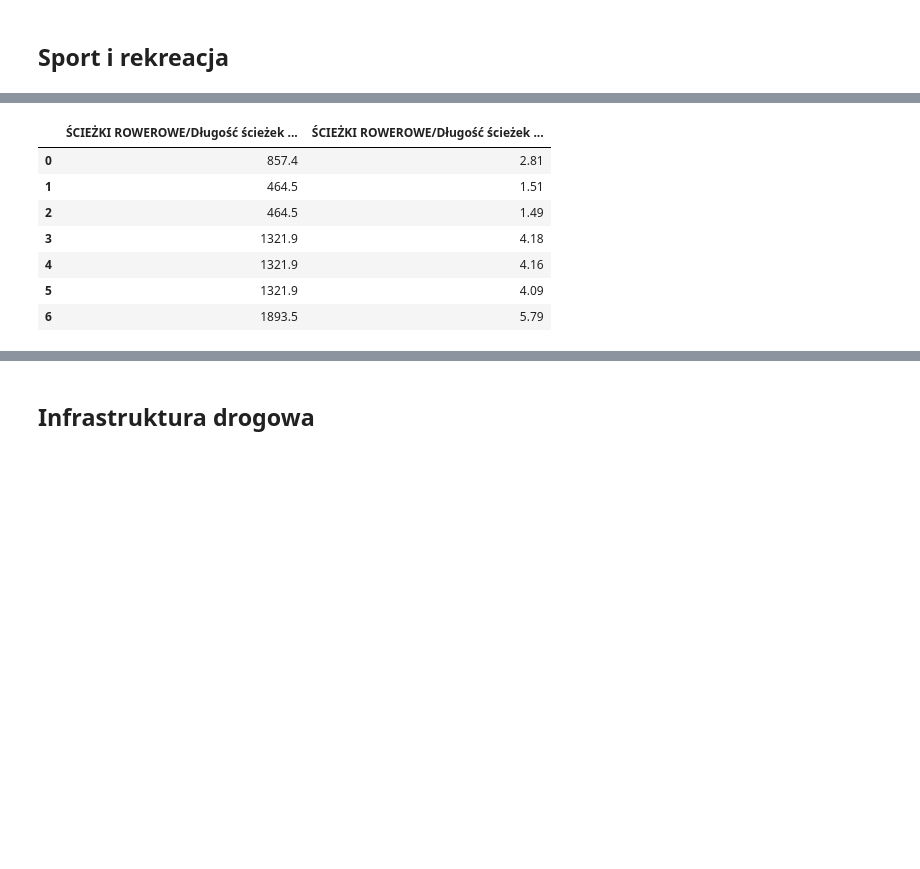
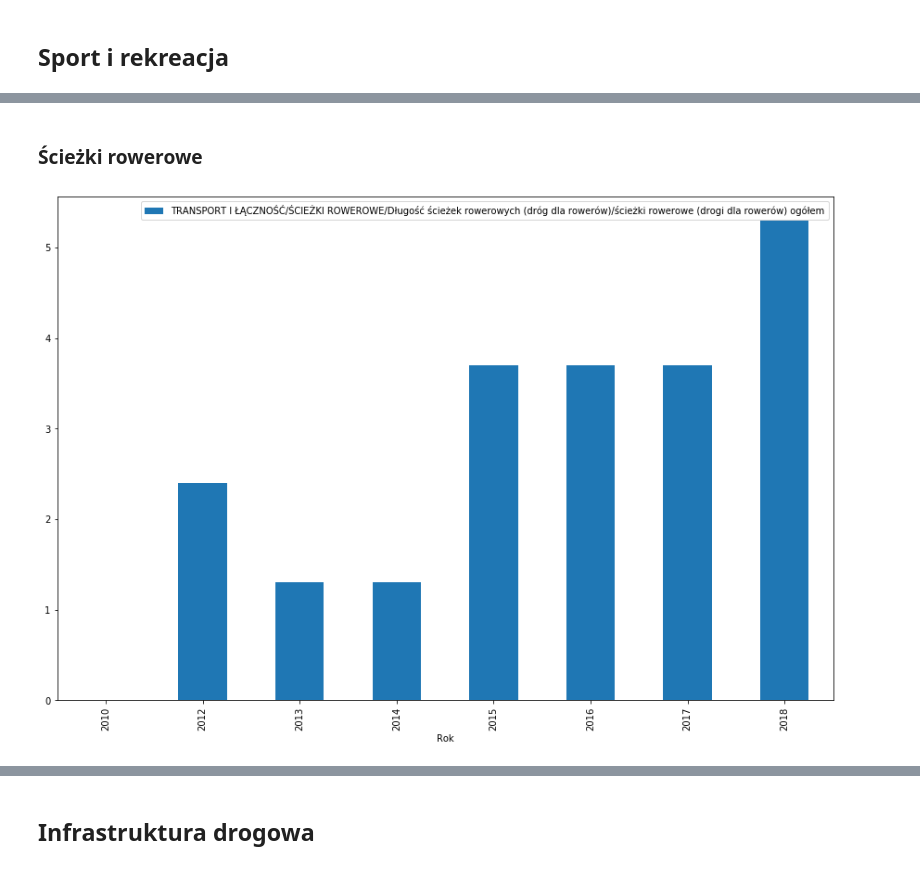
Before and after one commit to kodujdlapolski/tumieszkaj, a Jupyter notebook: Dane dla MVP TuMieszkaj.ipynb, the cells around one changed output, grey strips where cells are left out. Drawn from its saved outputs; the diff is of its cells as text; code cells hidden in the pictures; blank space fills up the shorter version.

```diff
--- a/Dane dla MVP TuMieszkaj.ipynb
+++ b/Dane dla MVP TuMieszkaj.ipynb
@@ -92,12 +101,8 @@ df
+# %% [markdown]
+### Ścieżki rowerowe
 # %%
-df[['ŚCIEŻKI ROWEROWE/Długość ścieżek rowerowych (dróg dla rowerów)/ścieżki rowerowe na 10 tys. km2',
-    'ŚCIEŻKI ROWEROWE/Długość ścieżek rowerowych (dróg dla rowerów)/ścieżki rowerowe na 10 tys. ludności']]
+df[[
+    'TRANSPORT I ŁĄCZNOŚĆ/ŚCIEŻKI ROWEROWE/Długość ścieżek rowerowych (dróg dla rowerów)/ścieżki rowerowe (drogi dla rowerów) ogółem'
+]].plot.bar(figsize=(15,10));
 # %% [output]
-|  | ŚCIEŻKI ROWEROWE/Długość ścieżek ... | ŚCIEŻKI ROWEROWE/Długość ścieżek ... |
-| 0 | 857.4 | 2.81 |
-| 1 | 464.5 | 1.51 |
-| 2 | 464.5 | 1.49 |
-| 3 | 1321.9 | 4.18 |
-| 4 | 1321.9 | 4.16 |
-| 5 | 1321.9 | 4.09 |
-| 6 | 1893.5 | 5.79 |
+[figure, added]
```
Also changed, not shown: parts of 33 cells of this notebook, 22 other files.
